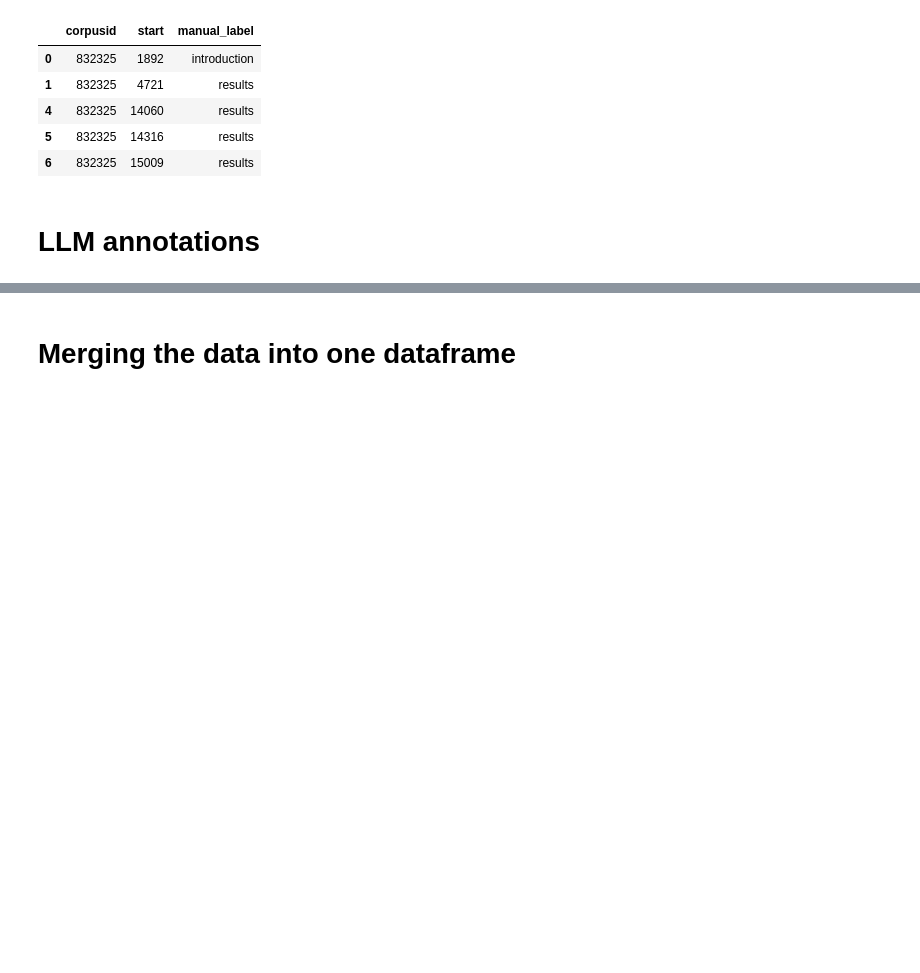
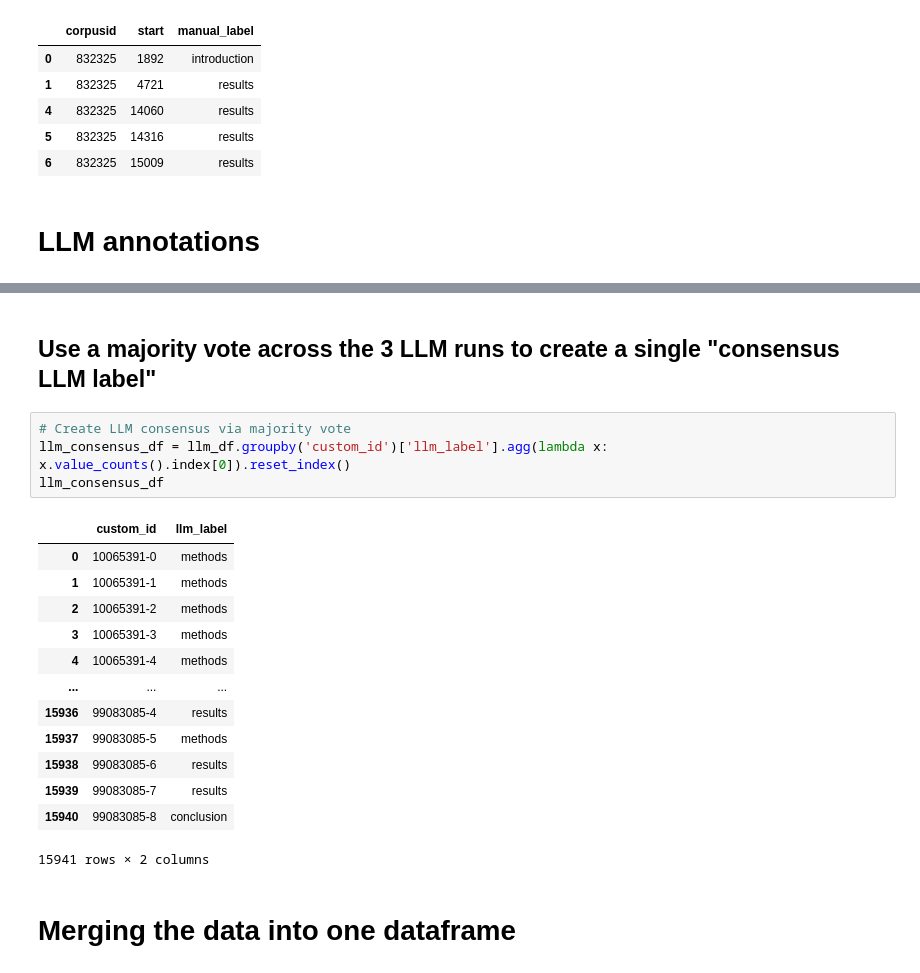
Before and after one commit to daniel-verdi/section-splitter, a Jupyter notebook: evaluations/run_evaluations.ipynb, the cells around one changed output, grey strips where cells are left out. Saved outputs shown, nothing was run; the diff lists cells and outputs as text; blank space fills up the shorter version.

```diff
--- a/evaluations/run_evaluations.ipynb
+++ b/evaluations/run_evaluations.ipynb
@@ -245,3 +261,23 @@ llm_df
+# %% [markdown]
+## Use a majority vote across the 3 LLM runs to create a single "consensus LLM label"
+# %%
+# Create LLM consensus via majority vote
+llm_consensus_df = llm_df.groupby('custom_id')['llm_label'].agg(lambda x: x.value_counts().index[0]).reset_index()
+llm_consensus_df
+# %% [output]
+|  | custom_id | llm_label |
+| 0 | 10065391-0 | methods |
+| 1 | 10065391-1 | methods |
+| 2 | 10065391-2 | methods |
+| 3 | 10065391-3 | methods |
+| 4 | 10065391-4 | methods |
+| ... | ... | ... |
+| 15936 | 99083085-4 | results |
+| 15937 | 99083085-5 | methods |
+| 15938 | 99083085-6 | results |
+| 15939 | 99083085-7 | results |
+| 15940 | 99083085-8 | conclusion |
+15941 rows × 2 columns
 # %% [markdown]
 # Merging the data into one dataframe
 # %%
```
Also changed, not shown: parts of 11 cells of this notebook.
